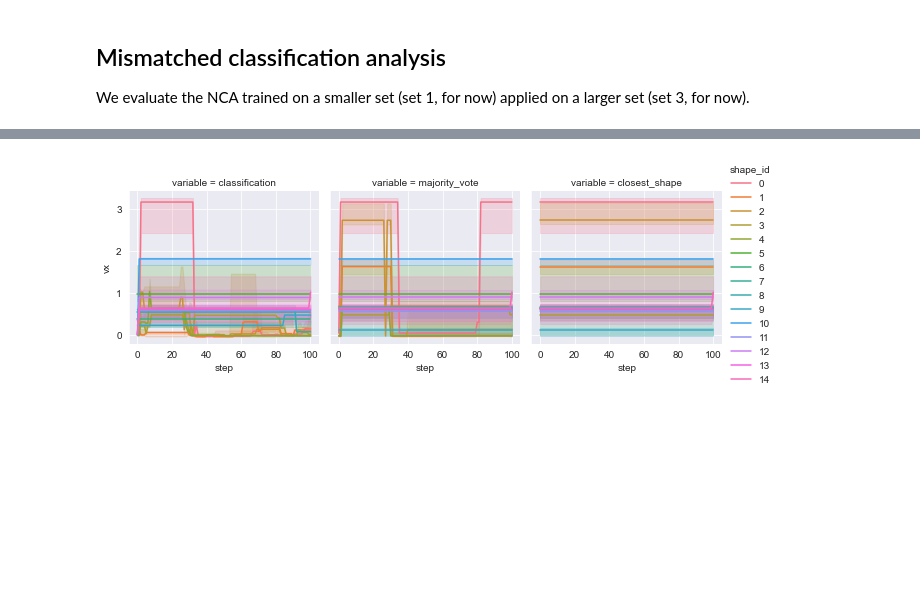
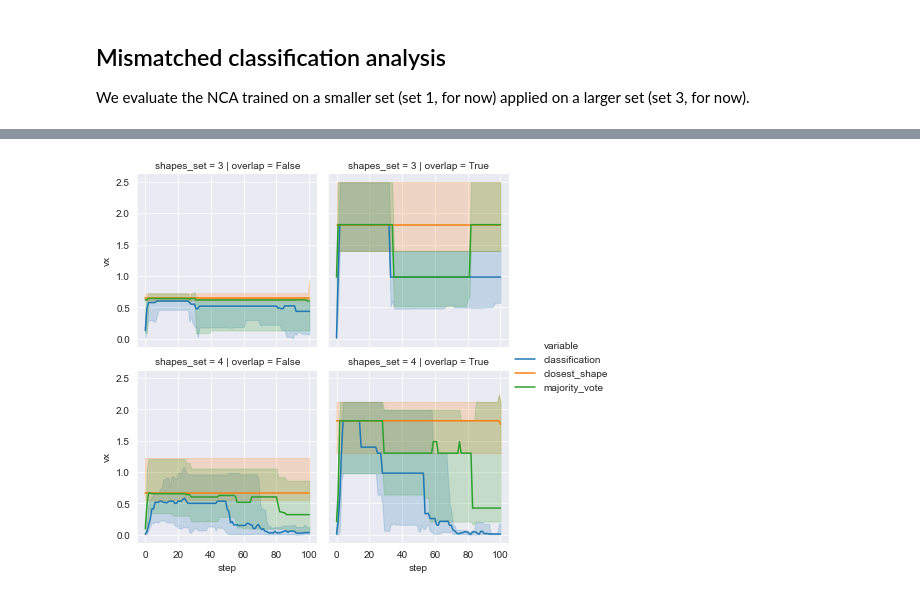
Before and after one commit to giorgia-nadizar/nca-vsr-classification, a Jupyter notebook: vsrs/performance_analysis.ipynb, the cells around one changed output, grey strips where cells are left out. Drawn from its saved outputs; the diff is of its cells as text; code cells hidden in the pictures; blank space fills up the shorter version.

Commit message:
Classification with mismatch updated.

```diff
--- a/vsrs/performance_analysis.ipynb
+++ b/vsrs/performance_analysis.ipynb
@@ -152,21 +152,21 @@ plt.show()
 ## Mismatched classification analysis
 We evaluate the NCA trained on a smaller set (set 1, for now) applied on a larger set (set 3, for now).
 # %%
-mismatch_class_df = pd.read_csv("mismatched_classification_velocities.csv")
+mismatch_class_df = pd.read_csv("../vsrs/mismatched_classification_velocities.csv")
 shapes = mismatch_class_df["readable_shape"].unique()
 seeds = mismatch_class_df["seed"].unique()
 dicts = []
-counter = 0
 for shape in shapes:
   for seed in seeds:
     tmp = mismatch_class_df[(mismatch_class_df["closest_shape_id"] == mismatch_class_df["majority_vote"])
                             & (mismatch_class_df["seed"] == seed)
                             & (mismatch_class_df["readable_shape"] == shape)]
-    dicts.append({
-      "readable_shape": shape,
-      "seed": seed,
-      "closest_shape_vx": tmp["majority_vote_vx"].unique()[0]
-    })
+    if len(tmp["majority_vote_vx"].unique()) > 0:
+      dicts.append({
+        "readable_shape": shape,
+        "seed": seed,
+        "closest_shape_vx": tmp["majority_vote_vx"].unique()[0]
+      })
 closest_shape_vxs_df = pd.DataFrame.from_dict(dicts)
 # %%
 ground_truth_df2 = ground_truth_df.rename(columns={"target_set": "shapes_set"}, inplace=False)
@@ -184,7 +184,7 @@ mismatch_class_df.head()
 # %%
 mismatch_class_df_long = pd.melt(mismatch_class_df.reset_index(),
-                                 id_vars=["target_set", "shape_id", "step", "majority_vote", "seed",
-                                          "target_vx"],
+                                 id_vars=["target_set", "shapes_set", "closest_shape_id", "edit_distance", "shape_id",
+                                          "step", "majority_vote", "seed", "target_vx"],
                                  value_vars=["classification_vx", "majority_vote_vx", "closest_shape_vx"])
 mismatch_class_df_long.rename(columns={"value": "vx"}, inplace=True)
 mismatch_class_df_long["relative_performance_loss"] = (
@@ -200,0 +201,6 @@ mismatch_class_df_long.head()
+# %%
+mismatch_median_across_seeds = mismatch_class_df_long.groupby(["target_set", "shapes_set", "shape_id", "edit_distance", "step",
+                                "variable"])[
+  ["vx", "relative_performance_loss"]].median().reset_index()
+mismatch_median_across_seeds["overlap"] = mismatch_median_across_seeds.edit_distance == 0
+mismatch_median_across_seeds.head()
@@ -201,7 +214,7 @@ mismatch_class_df_long.head()
 # %%
-g = sns.FacetGrid(mismatch_class_df_long, col="variable", hue="shape_id")
+g = sns.FacetGrid(mismatch_median_across_seeds, col="overlap", row="shapes_set", hue="variable")
 g.map_dataframe(sns.lineplot, x="step", y="vx", estimator="median", errorbar=("pi", 50))
 g.add_legend()
 plt.show()
 # %% [output]
-[figure, old version]
+[figure, new version]
```
Also changed, not shown: parts of 5 cells of this notebook, 1 other file.
